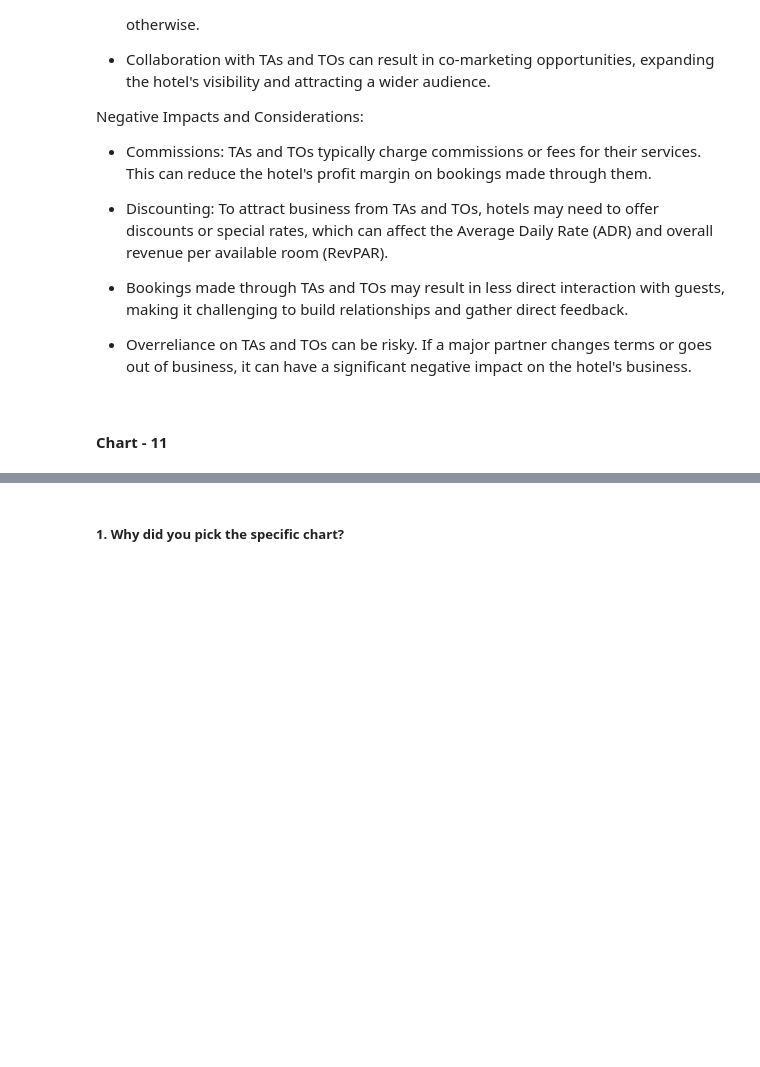
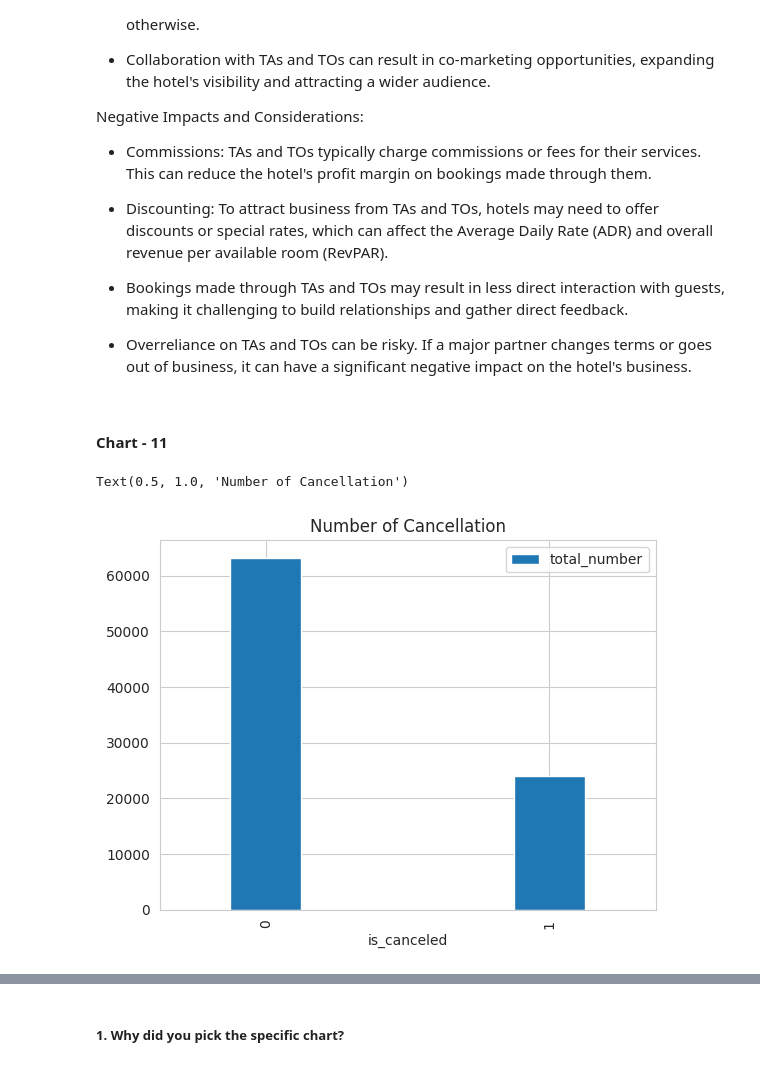
Before and after one commit to Hrishik-D/CapstoneProject_EDA_Hotel_Analysis, a Jupyter notebook: EDA_Hotel_Analysis_Individual.ipynb, the cells around one changed output, grey strips where cells are left out. Cells and saved outputs as stored; diff of their text form; code cells hidden in the pictures; blank space fills up the shorter version.

```diff
--- a/EDA_Hotel_Analysis_Individual.ipynb
+++ b/EDA_Hotel_Analysis_Individual.ipynb
@@ -738,0 +737,6 @@ Negative Impacts and Considerations:
+# %%
+df1.groupby('is_canceled').size().reset_index().rename( columns = {0:'total_number'}).plot(kind='bar',x='is_canceled', y ='total_number',width=0.25 )
+plt.title("Number of Cancellation")
+# %% [output]
+Text(0.5, 1.0, 'Number of Cancellation')
+[figure, added]
```
Also changed, not shown: parts of 8 cells of this notebook.
